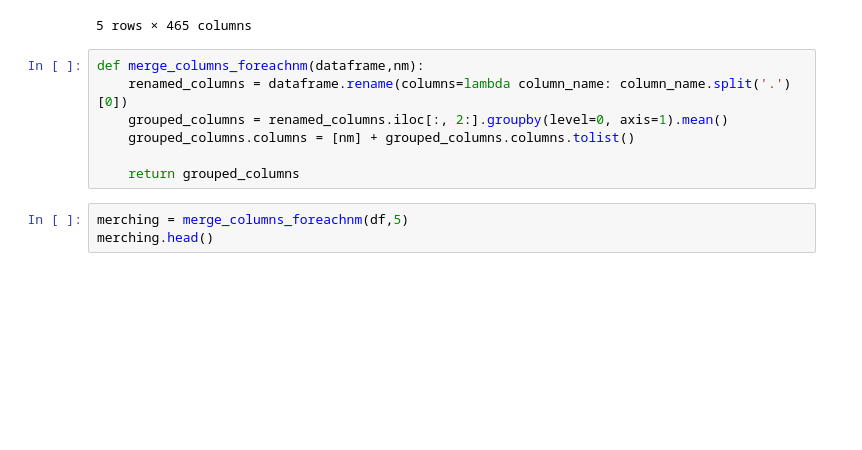
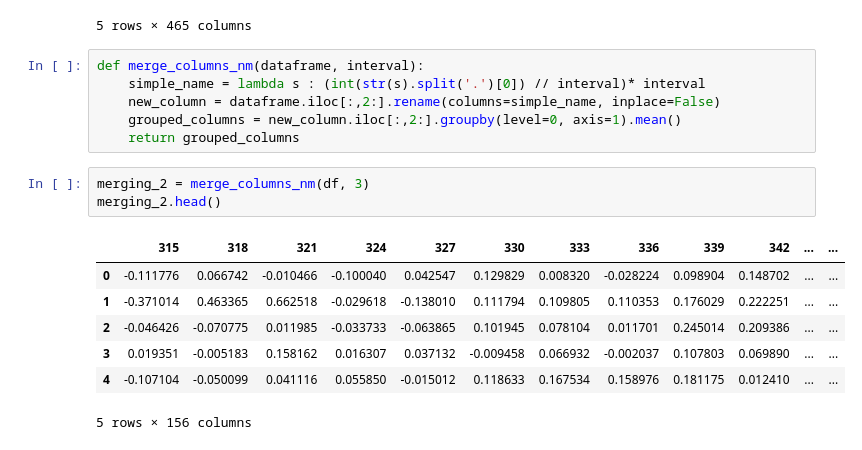
Before and after one commit to xMCTH/DSF, a Jupyter notebook: CodingTask1.ipynb, the cells around one changed output. Drawn from its saved outputs; the diff is of its cells as text; blank space fills up the shorter version.

```diff
--- a/CodingTask1.ipynb
+++ b/CodingTask1.ipynb
@@ -65,12 +70,19 @@ merching.head()
 | 4 | 0.335086 | -0.162378 | -0.102281 | 0.045717 | -0.088278 | 0.042099 | 0.304675 | -0.261077 | -0.009424 | 0.153932 | ... | ... |
 5 rows × 465 columns
 # %%
-def merge_columns_foreachnm(dataframe,nm):
-    renamed_columns = dataframe.rename(columns=lambda column_name: column_name.split('.')[0])
-    grouped_columns = renamed_columns.iloc[:, 2:].groupby(level=0, axis=1).mean()
-    grouped_columns.columns = [nm] + grouped_columns.columns.tolist()
-
+def merge_columns_nm(dataframe, interval):
+    simple_name = lambda s : (int(str(s).split('.')[0]) // interval)* interval
+    new_column = dataframe.iloc[:,2:].rename(columns=simple_name, inplace=False)
+    grouped_columns = new_column.iloc[:,2:].groupby(level=0, axis=1).mean()
     return grouped_columns
-# %%
-merching = merge_columns_foreachnm(df,5)
-merching.head()
+# %%
+merging_2 = merge_columns_nm(df, 3)
+merging_2.head()
+# %% [output]
+|  | 315 | 318 | 321 | 324 | 327 | 330 | 333 | 336 | 339 | 342 | ... | ... |
+| 0 | -0.111776 | 0.066742 | -0.010466 | -0.100040 | 0.042547 | 0.129829 | 0.008320 | -0.028224 | 0.098904 | 0.148702 | ... | ... |
+| 1 | -0.371014 | 0.463365 | 0.662518 | -0.029618 | -0.138010 | 0.111794 | 0.109805 | 0.110353 | 0.176029 | 0.222251 | ... | ... |
+| 2 | -0.046426 | -0.070775 | 0.011985 | -0.033733 | -0.063865 | 0.101945 | 0.078104 | 0.011701 | 0.245014 | 0.209386 | ... | ... |
+| 3 | 0.019351 | -0.005183 | 0.158162 | 0.016307 | 0.037132 | -0.009458 | 0.066932 | -0.002037 | 0.107803 | 0.069890 | ... | ... |
+| 4 | -0.107104 | -0.050099 | 0.041116 | 0.055850 | -0.015012 | 0.118633 | 0.167534 | 0.158976 | 0.181175 | 0.012410 | ... | ... |
+5 rows × 156 columns
```
Also changed, not shown: parts of 11 cells of this notebook.
